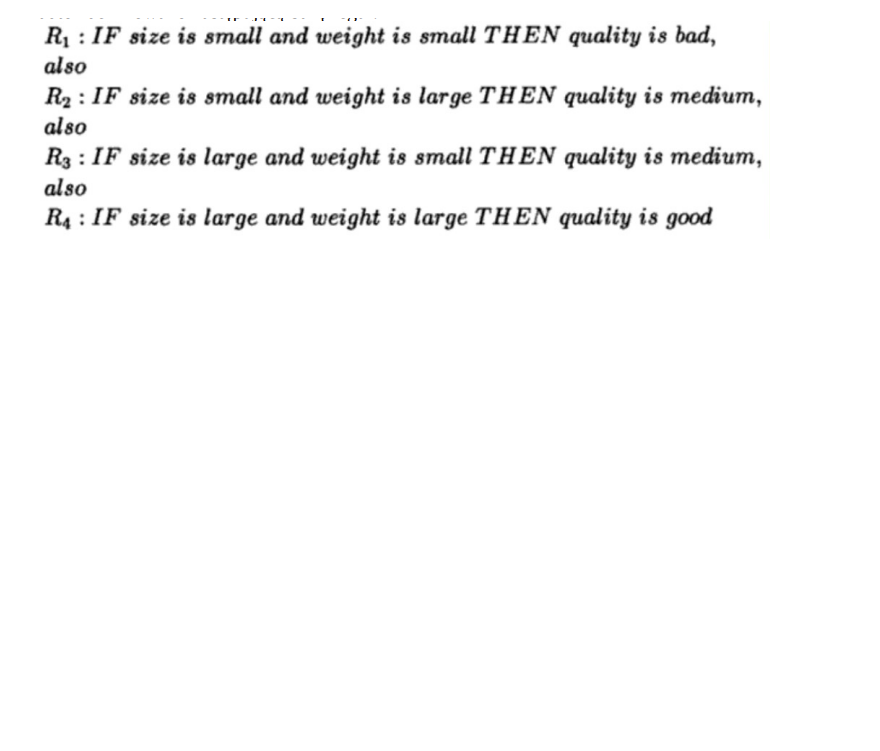
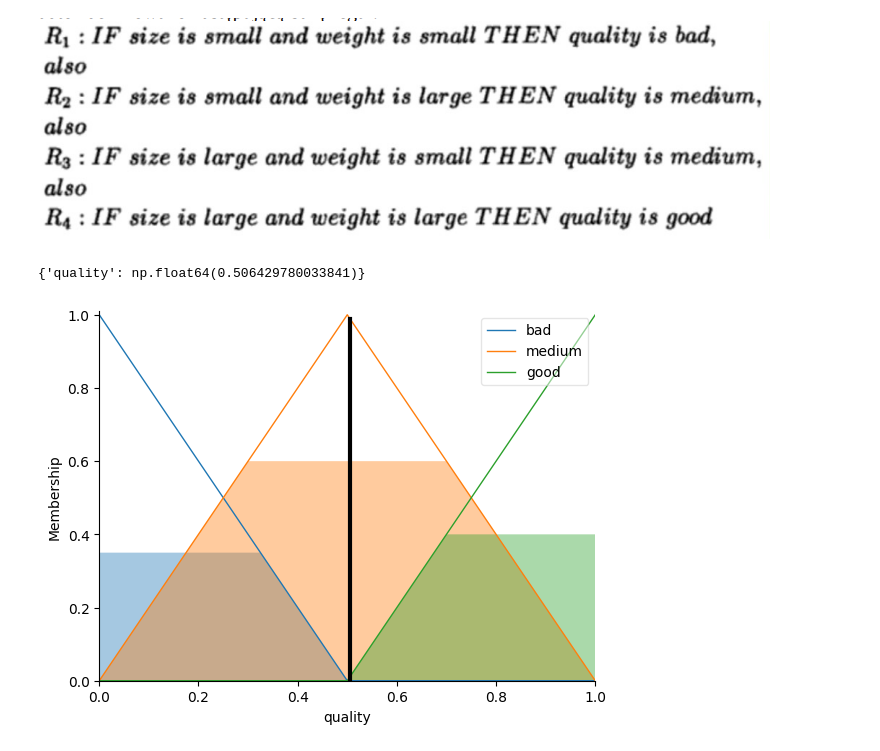
Before and after one commit to pppfkp/systemy_rozmyte, a Jupyter notebook: lab2/tipper.ipynb, the cells around one changed output. Cells and saved outputs as stored; diff of their text form; code cells hidden in the pictures; blank space fills up the shorter version.

```diff
--- a/lab2/tipper.ipynb
+++ b/lab2/tipper.ipynb
@@ -242,25 +242,28 @@ quality.view()
 # %%
 
 # reguły rozmyte
 rule1 = ctrl.Rule(size["small"] & weight["small"], quality["bad"])
 rule2 = ctrl.Rule(size["small"] & weight["large"], quality["medium"])
 rule3 = ctrl.Rule(size["large"] & weight["small"], quality["medium"])
 rule4 = ctrl.Rule(size["large"] & weight["large"], quality["good"])
 # definiujemy sterownik rozmyty
 # sterownik składa z reguł rozmytych
 # ale same reguły składają się ze zdefiniowanych wcześniej
 # wejść/wyjść
 quality_ctrl = ctrl.ControlSystem([rule1, rule2, rule3, rule4])
 # symulacja działania sterownika
 quality_simulation = ctrl.ControlSystemSimulation(quality_ctrl)
 # ustalamy wejście ostre (crisp)
-tipper_simulation.input['quality'] = 6.5
+quality_simulation.input['size'] = 6.5
+quality_simulation.input['weight'] = 40
 # fuzzyfikacja wejścia ostrego - zamiana go na wejście rozmyte
 # podstawienie rozmytego wejścia do reguł
 # odczytanie z reguł rozmytego wyjścia
 # defuzzyfikacja zmiennej wyjściowej
-tipper_simulation.compute()
-quality_of_service.view(sim=tipper_simulation)
-tip.view(sim=tipper_simulation)
-print(tipper_simulation.output['tip'])
-plt.show()
+quality_simulation.compute()
+quality.view(sim=quality_simulation)
+
+print(quality_simulation.output)
+# %% [output]
+{'quality': np.float64(0.506429780033841)}
+[figure, added]
```
